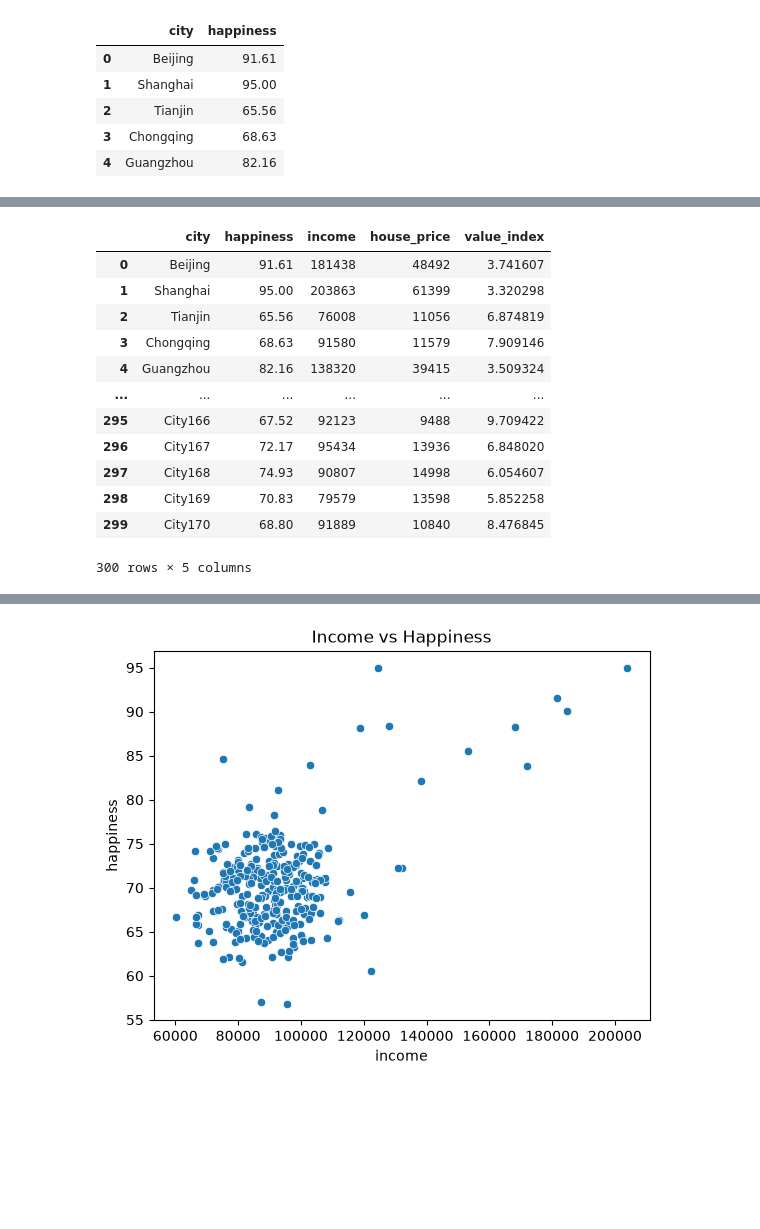
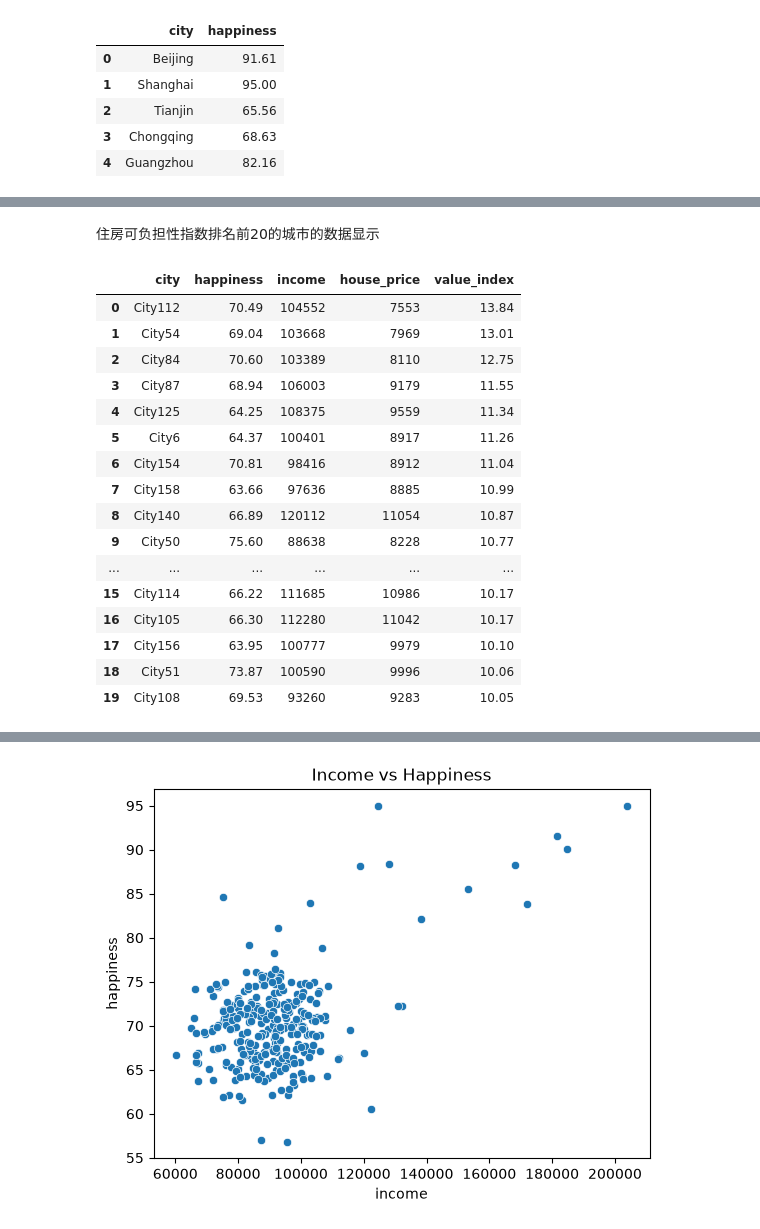
Before and after one commit to Lucewood/Git-, a Jupyter notebook: notebooks/analysis.ipynb, the cells around one changed output, grey strips where cells are left out. Cells and saved outputs as stored; diff of their text form; code cells hidden in the pictures; blank space fills up the shorter version.

```diff
--- a/notebooks/analysis.ipynb
+++ b/notebooks/analysis.ipynb
@@ -61,17 +129,34 @@ plt.show()
+# %% [markdown]
+住房可负担性指数排名前20的城市的数据显示
 # %%
-df["value_index"] = df["income"] / df["house_price"]
-df
+import pandas as pd
+# 合并数据
+df = happiness.merge(income, on="city").merge(house, on="city")
+# 计算价值指数
+df["value_index"] = (df["income"] / df["house_price"]).round(2)
+# 取 Top20
+top20 = (
+    df.sort_values("value_index", ascending=False)
+      .head(20)
+      .reset_index(drop=True)
+)
+
+top20
 # %% [output]
 |  | city | happiness | income | house_price | value_index |
-| 0 | Beijing | 91.61 | 181438 | 48492 | 3.741607 |
-| 1 | Shanghai | 95.00 | 203863 | 61399 | 3.320298 |
-| 2 | Tianjin | 65.56 | 76008 | 11056 | 6.874819 |
-| 3 | Chongqing | 68.63 | 91580 | 11579 | 7.909146 |
-| 4 | Guangzhou | 82.16 | 138320 | 39415 | 3.509324 |
+| 0 | City112 | 70.49 | 104552 | 7553 | 13.84 |
+| 1 | City54 | 69.04 | 103668 | 7969 | 13.01 |
+| 2 | City84 | 70.60 | 103389 | 8110 | 12.75 |
+| 3 | City87 | 68.94 | 106003 | 9179 | 11.55 |
+| 4 | City125 | 64.25 | 108375 | 9559 | 11.34 |
+| 5 | City6 | 64.37 | 100401 | 8917 | 11.26 |
+| 6 | City154 | 70.81 | 98416 | 8912 | 11.04 |
+| 7 | City158 | 63.66 | 97636 | 8885 | 10.99 |
+| 8 | City140 | 66.89 | 120112 | 11054 | 10.87 |
+| 9 | City50 | 75.60 | 88638 | 8228 | 10.77 |
 | ... | ... | ... | ... | ... | ... |
-| 295 | City166 | 67.52 | 92123 | 9488 | 9.709422 |
-| 296 | City167 | 72.17 | 95434 | 13936 | 6.848020 |
-| 297 | City168 | 74.93 | 90807 | 14998 | 6.054607 |
-| 298 | City169 | 70.83 | 79579 | 13598 | 5.852258 |
-| 299 | City170 | 68.80 | 91889 | 10840 | 8.476845 |
+| 15 | City114 | 66.22 | 111685 | 10986 | 10.17 |
+| 16 | City105 | 66.30 | 112280 | 11042 | 10.17 |
+| 17 | City156 | 63.95 | 100777 | 9979 | 10.10 |
+| 18 | City51 | 73.87 | 100590 | 9996 | 10.06 |
+| 19 | City108 | 69.53 | 93260 | 9283 | 10.05 |
-300 rows × 5 columns
```
Also changed, not shown: parts of 19 cells of this notebook, 1 other file.
